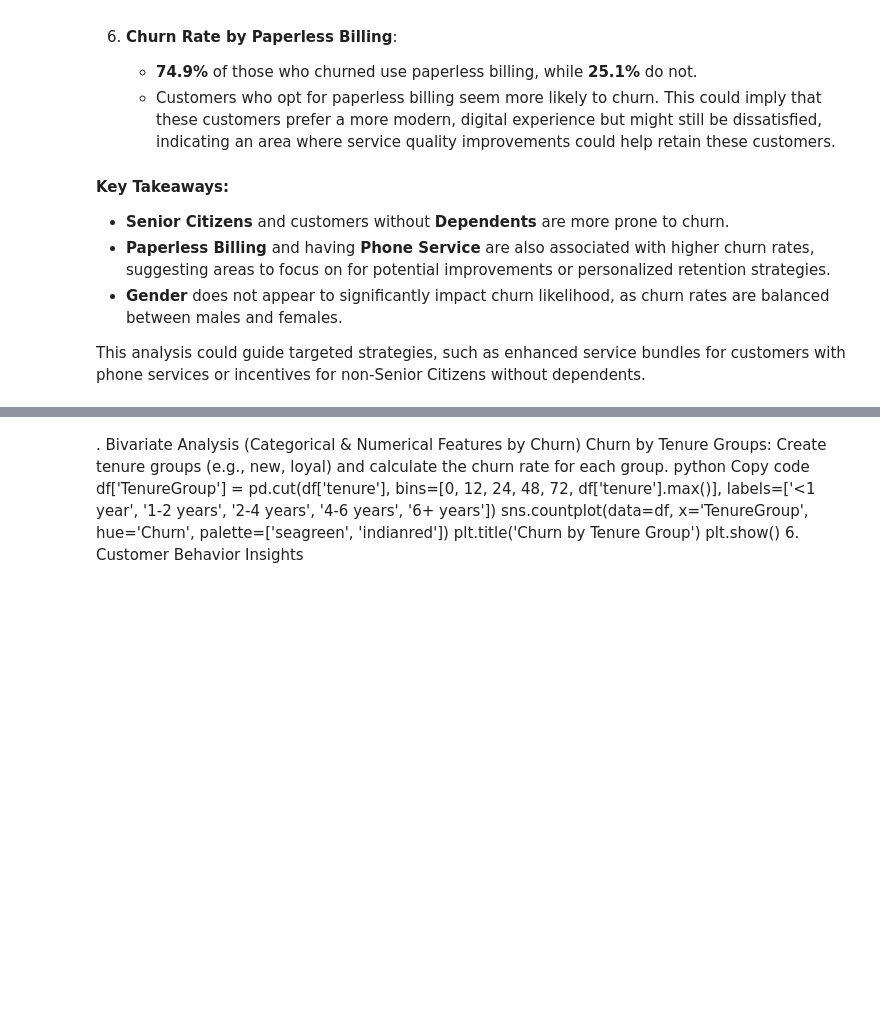
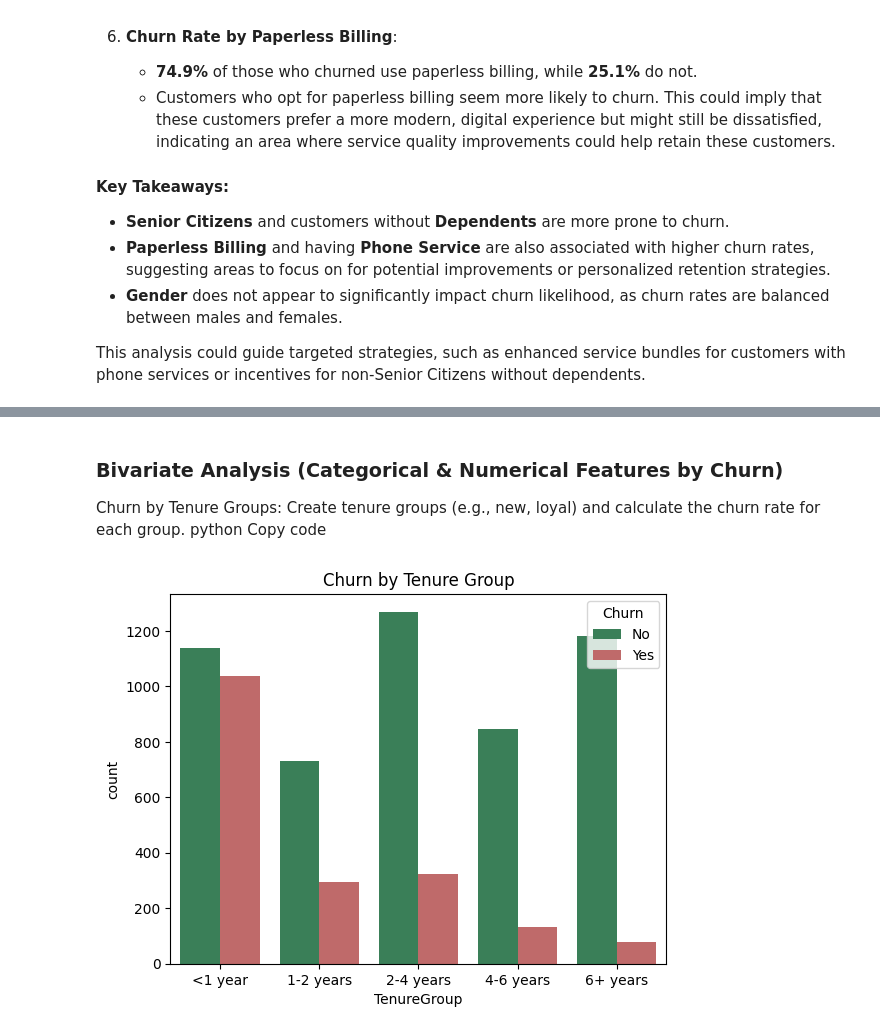
Before and after one commit to temesgen0/Customer_Churn_Prediction, a Jupyter notebook: ChurnCustomers.ipynb, the cells around one changed output, grey strips where cells are left out. Drawn from its saved outputs; the diff is of its cells as text; code cells hidden in the pictures; blank space fills up the shorter version.

```diff
--- a/ChurnCustomers.ipynb
+++ b/ChurnCustomers.ipynb
@@ -373,10 +418,13 @@ This analysis could guide targeted strategies, such as enhanced service bundles
 # %% [markdown]
-. Bivariate Analysis (Categorical & Numerical Features by Churn)
+### Bivariate Analysis (Categorical & Numerical Features by Churn)
+
 Churn by Tenure Groups: Create tenure groups (e.g., new, loyal) and calculate the churn rate for each group.
 python
 Copy code
-df['TenureGroup'] = pd.cut(df['tenure'], bins=[0, 12, 24, 48, 72, df['tenure'].max()], labels=['<1 year', '1-2 years', '2-4 years', '4-6 years', '6+ years'])
-sns.countplot(data=df, x='TenureGroup', hue='Churn', palette=['seagreen', 'indianred'])
-plt.title('Churn by Tenure Group')
-plt.show()
-6. Customer Behavior Insights
+# %%
+df_customer['TenureGroup'] = pd.cut(df_customer['tenure'], bins=[0, 12, 24, 48, 62, df_customer['tenure'].max()], labels=['<1 year', '1-2 years', '2-4 years', '4-6 years', '6+ years'])
+sns.countplot(data=df_customer, x='TenureGroup', hue='Churn', palette=['seagreen', 'indianred'])
+plt.title('Churn by Tenure Group')
+plt.show()
+# %% [output]
+[figure, added]
```
Also changed, not shown: parts of 2 cells of this notebook.
